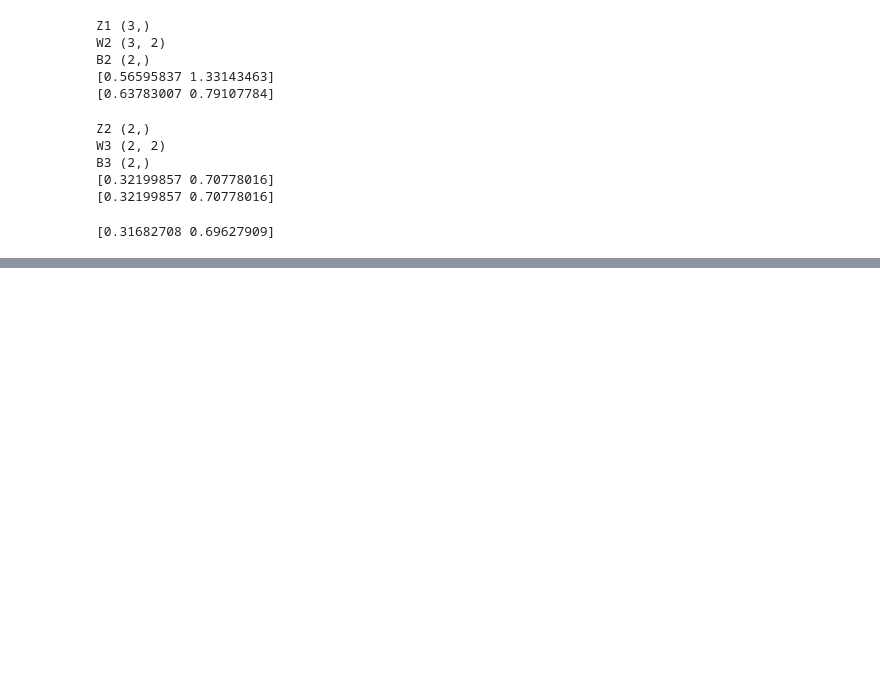
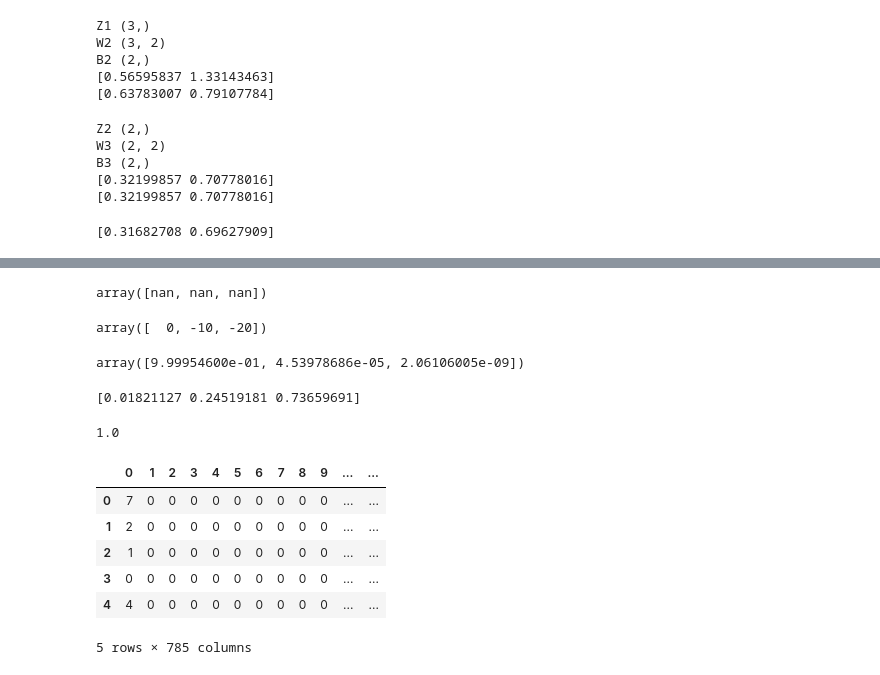
Before and after one commit to zz231008/-deeplearning, a Jupyter notebook: Chapter3.ipynb, the cells around one changed output, grey strips where cells are left out. Cells and saved outputs as stored; diff of their text form; code cells hidden in the pictures; blank space fills up the shorter version.

```diff
--- a/Chapter3.ipynb
+++ b/Chapter3.ipynb
@@ -273,0 +297,15 @@ print(y)
+# %%
+#指数函数有值很容易就很大，电脑计算的时候会有显示不了的问题overflow
+b = np.array([1010, 1000, 990])
+np.exp(b) / np.sum(np.exp(b))
+# %% [output]
+array([nan, nan, nan])
+# %%
+c = np.max(b)
+b - c
+# %% [output]
+array([  0, -10, -20])
+# %%
+np.exp(b -c) / np.sum(np.exp(b - c))
+# %% [output]
+array([9.99954600e-01, 4.53978686e-05, 2.06106005e-09])
@@ -273,0 +319,23 @@ print(y)
+# %%
+#y的大小关系和最后层的a一样，所以出力层的softmax也经常会省略掉
+a = np.array([0.3, 2.9, 4.0])
+y = softmax(a)
+print(y)
+np.sum(y)
+# %% [output]
+[0.01821127 0.24519181 0.73659691]
+1.0
+# %%
+#3.6 mnist,colab有提供mnist的数据，就直接用咯
+import pandas as pd
+mnist_test = pd.read_csv('/content/sample_data/mnist_test.csv', header = None)
+mnist_train_small = pd.read_csv('/content/sample_data/mnist_train_small.csv', header = None)
+mnist_test.head()
+# %% [output]
+|  | 0 | 1 | 2 | 3 | 4 | 5 | 6 | 7 | 8 | 9 | ... | ... |
+| 0 | 7 | 0 | 0 | 0 | 0 | 0 | 0 | 0 | 0 | 0 | ... | ... |
+| 1 | 2 | 0 | 0 | 0 | 0 | 0 | 0 | 0 | 0 | 0 | ... | ... |
+| 2 | 1 | 0 | 0 | 0 | 0 | 0 | 0 | 0 | 0 | 0 | ... | ... |
+| 3 | 0 | 0 | 0 | 0 | 0 | 0 | 0 | 0 | 0 | 0 | ... | ... |
+| 4 | 4 | 0 | 0 | 0 | 0 | 0 | 0 | 0 | 0 | 0 | ... | ... |
+5 rows × 785 columns
```
Also changed, not shown: parts of 8 cells of this notebook.
